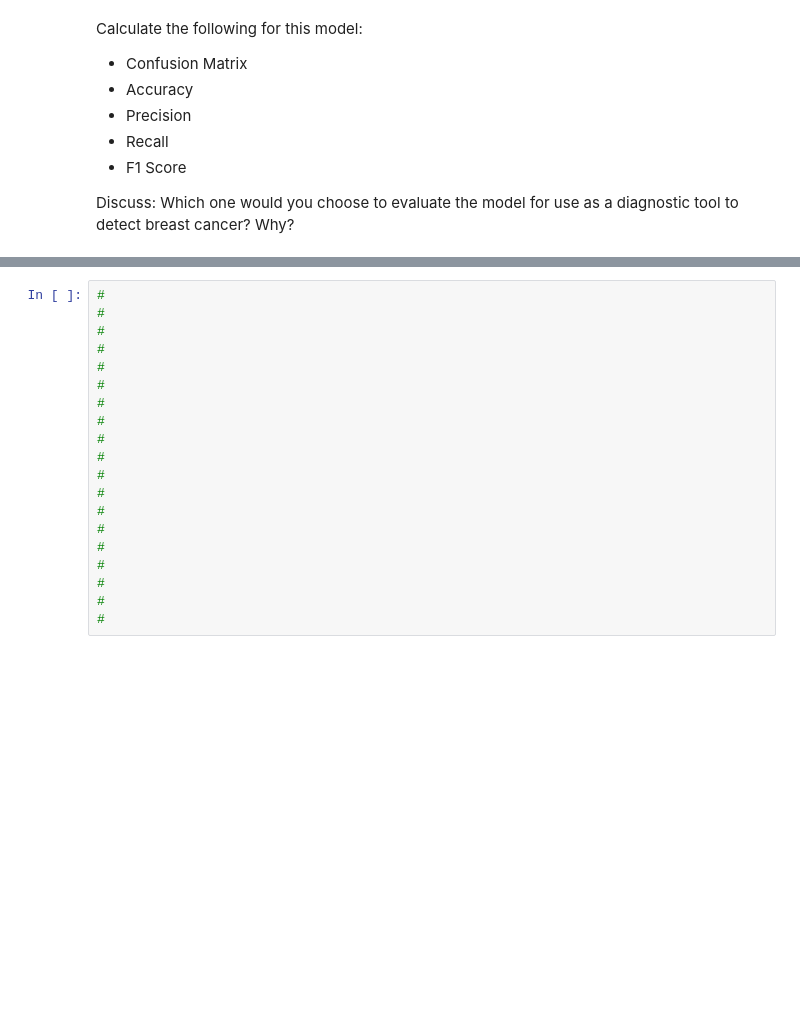
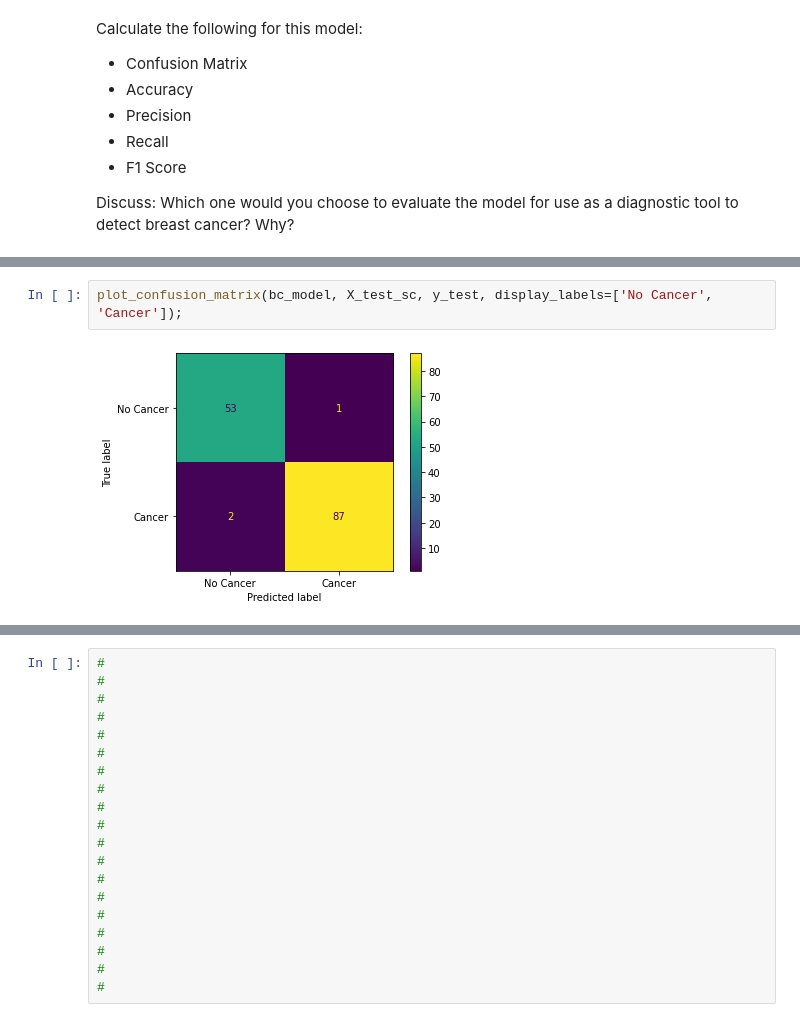
Before and after one commit to flatiron-school/ntl01-dtsc-live-103122, a Jupyter notebook: 3Phase/42-classification_metrics.ipynb, the cells around one changed output, grey strips where cells are left out. Drawn from its saved outputs; the diff is of its cells as text; blank space fills up the shorter version.

```diff
--- a/3Phase/42-classification_metrics.ipynb
+++ b/3Phase/42-classification_metrics.ipynb
@@ -233,0 +290,4 @@ Discuss: Which one would you choose to evaluate the model for use as a diagnosti
+# %%
+plot_confusion_matrix(bc_model, X_test_sc, y_test, display_labels=['No Cancer', 'Cancer']);
+# %% [output]
+[figure, added]
```
Also changed, not shown: parts of 31 cells of this notebook, 1 other file.
